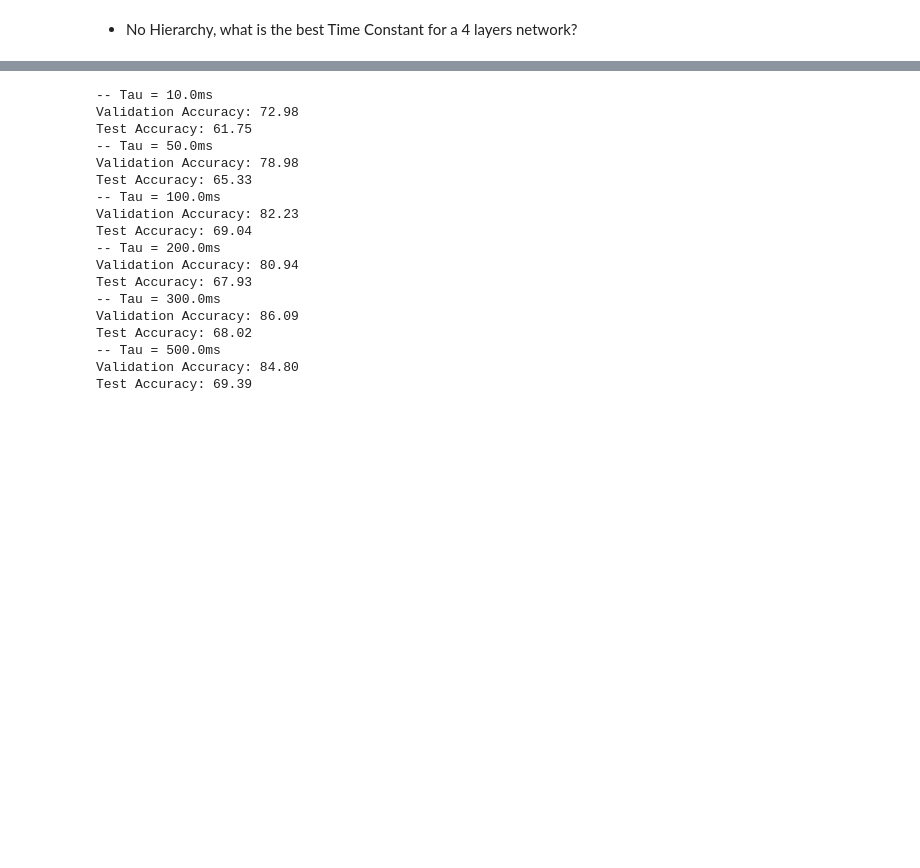
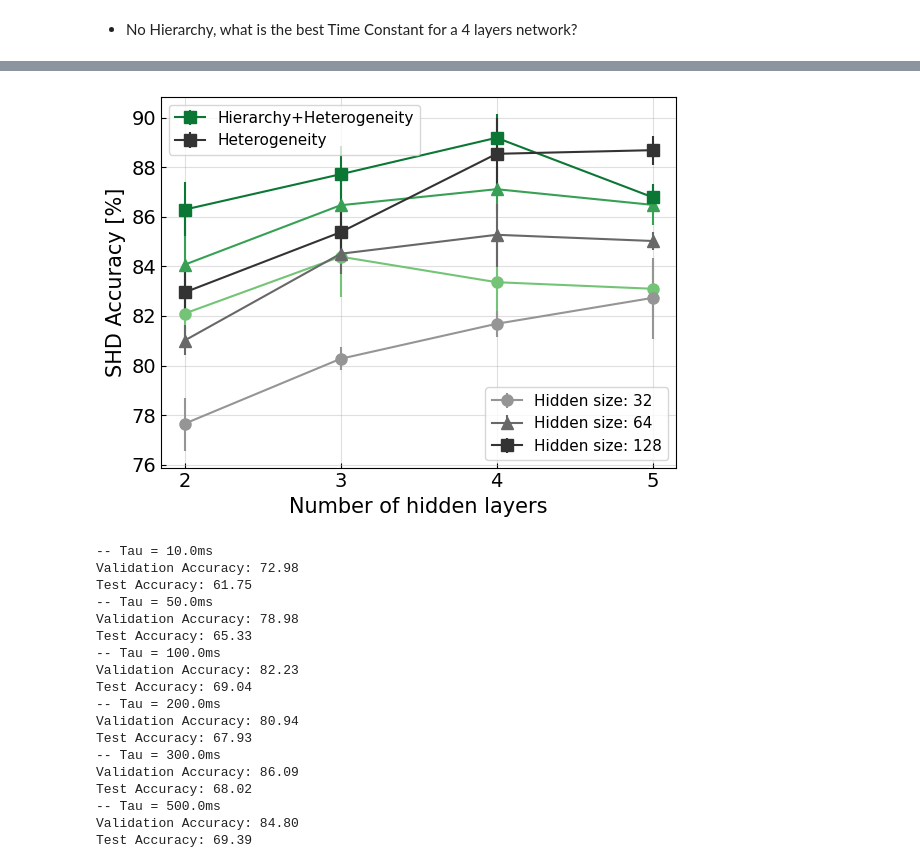
Before and after one commit to EIS-Hub/hSNN, a Jupyter notebook: snn_hierarchy_shd.ipynb, the cells around one changed output, grey strips where cells are left out. Cells and saved outputs as stored; diff of their text form; code cells hidden in the pictures; blank space fills up the shorter version.

```diff
--- a/snn_hierarchy_shd.ipynb
+++ b/snn_hierarchy_shd.ipynb
@@ -441,3 +493,68 @@ fig.savefig( os.path.join( os.getcwd(), 'results/Delta_tau_sweep.pdf' ), dpi=300
+# %%
+### Number of Layers
+# load file
+import os
+import numpy as np
+import pandas as pd
+import matplotlib.pyplot as plt
+from matplotlib import pyplot
+file_dir = '/Users/filippomoro/Documents/hsnn/results'
+file_name = os.path.join( file_dir, 'Sweep_N_layers_train_alpha_False_wandb_export_2024-03-25T11_34_57.357+01_00.csv' )
+df = pd.read_csv( file_name, delimiter=',' )
+
+fig, ax = plt.subplots( figsize=(6,4.5) )
+n_layers_list = np.sort( list( set( list(df['n_layers'] ) ) ) )
+n_hid_list = np.sort( list( set( list(df['n_hid'] ) ) ) )
+# delete unnecessary datapoints
+n_hid_list = np.delete( n_hid_list, n_hid_list==256 )
+n_hid_list = np.delete( n_hid_list, n_hid_list==512 )
+# list of markers
+marker_list = ['o', '^', 's', '*', 'X', '+']
+# list of colors
+cmap_green = plt.get_cmap('Greens')
+cmap_blues = plt.get_cmap('Grays')
+plots_hierarchy, plots_hetero = [], []
+for h, n_hid in enumerate(n_hid_list):
+    # Heterogeneity
+    mean_acc_n_layers = np.array( [ df['Test Acc'][df['n_layers']==tau][df['hierarchy_tau']==True][df['n_hid']==n_hid].mean() for tau in n_layers_list] )
+    max_acc_n_layers  = np.array( [ df['Test Acc'][df['n_layers']==tau][df['hierarchy_tau']==True][df['n_hid']==n_hid].quantile(0.85) for tau in n_layers_list] )
+    min_acc_n_layers  = np.array( [ df['Test Acc'][df['n_layers']==tau][df['hierarchy_tau']==True][df['n_hid']==n_hid].quantile(0.15) for tau in n_layers_list] )
+    # Homogeneity
+    mean_acc_n_layers_hom = np.array( [ df['Test Acc'][df['n_layers']==tau][df['hierarchy_tau']==False][df['n_hid']==n_hid].mean() for tau in n_layers_list] )
+    max_acc_n_layers_hom  = np.array( [ df['Test Acc'][df['n_layers']==tau][df['hierarchy_tau']==False][df['n_hid']==n_hid].quantile(0.85) for tau in n_layers_list] )
+    min_acc_n_layers_hom  = np.array( [ df['Test Acc'][df['n_layers']==tau][df['hierarchy_tau']==False][df['n_hid']==n_hid].quantile(0.15) for tau in n_layers_list] )
+
+    # Heterogeneity
+    # ax.plot( n_layers_list, mean_acc_n_layers, color=cmap_green(int(128+128*h/len(n_hid_list))), marker=marker_list[h], ms=8, label=r'Hierarchy $\tau$ H:'+str(n_hid) )
+    # ax.fill_between( n_layers_list, min_acc_n_layers, max_acc_n_layers, color='tab:green', alpha=0.0 )
+    yerr_list = [mean_acc_n_layers-min_acc_n_layers, max_acc_n_layers-mean_acc_n_layers]
+    hierarchy_plot = ax.errorbar( n_layers_list, mean_acc_n_layers, yerr=yerr_list,
+                 color=cmap_green(int(128+128*h/len(n_hid_list))),
+                 marker=marker_list[h], ms=8,
+                 label=r'Hierarchy $\tau$ H:'+str(n_hid))
+    plots_hierarchy.append( hierarchy_plot )
+    # Homogeneity
+    yerr_list = [mean_acc_n_layers_hom-min_acc_n_layers_hom, max_acc_n_layers_hom-mean_acc_n_layers_hom]
+    # ax.plot( n_layers_list, mean_acc_n_layers_hom, color=cmap_blues(int(128+128*h/len(n_hid_list))), marker=marker_list[h], ms=8, label=r'Heterogeneity $\tau$ H:'+str(n_hid) )
+    # ax.fill_between( n_layers_list, min_acc_n_layers_hom, max_acc_n_layers_hom, color='tab:blue', alpha=0.0 )
+    heterogeneous_plot = ax.errorbar( n_layers_list, mean_acc_n_layers_hom, yerr=yerr_list,
+                 color=cmap_blues(int(128+128*h/len(n_hid_list))),
+                 marker=marker_list[h], ms=8,
+                 label=r'Hierarchy $\tau$ H:'+str(n_hid))
+    plots_hetero.append( heterogeneous_plot )
+
+ax.set_xlabel('Number of hidden layers', size=15); ax.set_ylabel('SHD Accuracy [%]', size=15)
+ax.set_xticks( n_layers_list, n_layers_list-1 )
+ax.tick_params( direction='in', labelsize=14 )
+# legend
+legend1 = ax.legend(prop={'size':11}, loc=2, handles=[plots_hierarchy[-1], plots_hetero[-1]], labels=['Hierarchy+Heterogeneity', 'Heterogeneity'])
+legend2 = ax.legend(prop={'size':11}, loc=4, handles=plots_hetero, labels=['Hidden size: '+str(n_hid) for n_hid in n_hid_list])
+pyplot.gca().add_artist(legend1)
+ax.grid(alpha=0.4)
+plt.tight_layout()
+fig.savefig( os.path.join( os.getcwd(), 'results/Sweep_n_layers.pdf' ), dpi=300, transparent=True )
+# %% [output]
+[figure, added]
 # %%
 ### Tau FF: Hidden
 args.train_alpha = False
```
Also changed, not shown: parts of 3 cells of this notebook.
